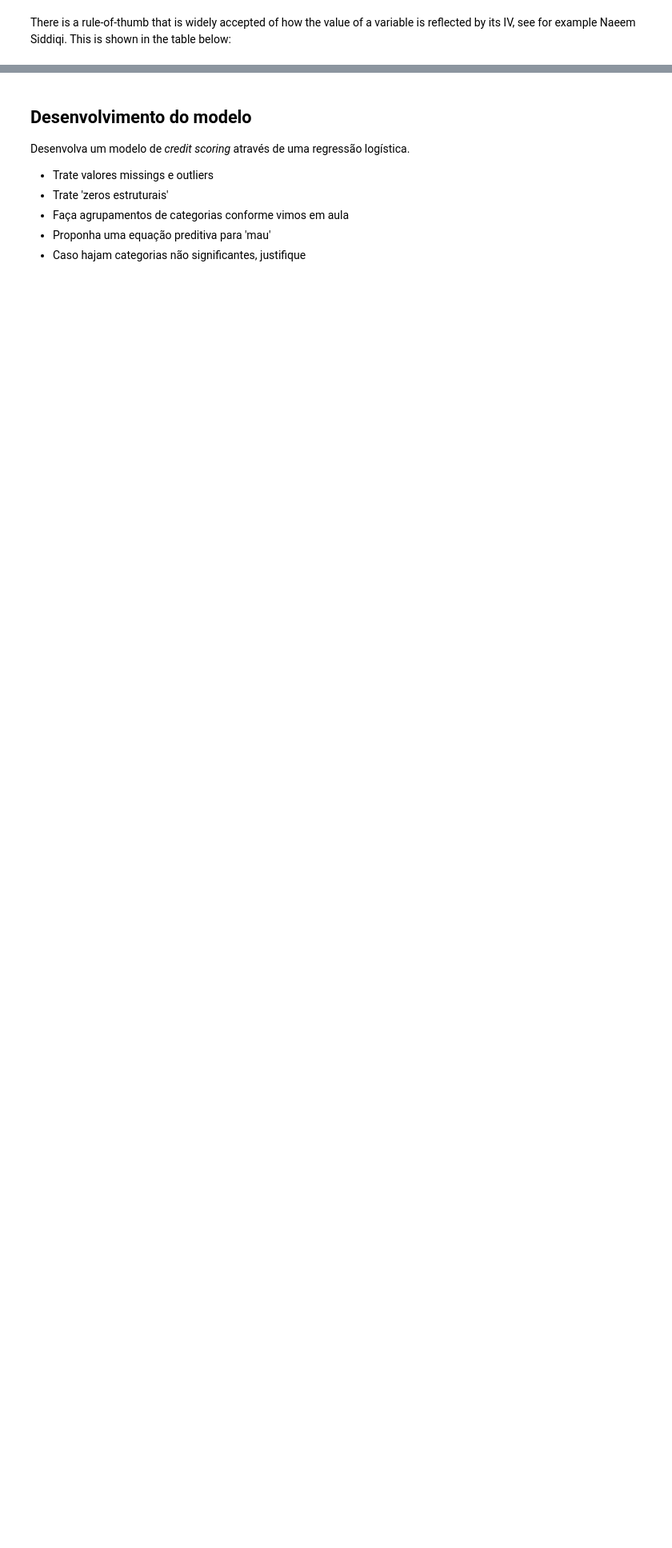
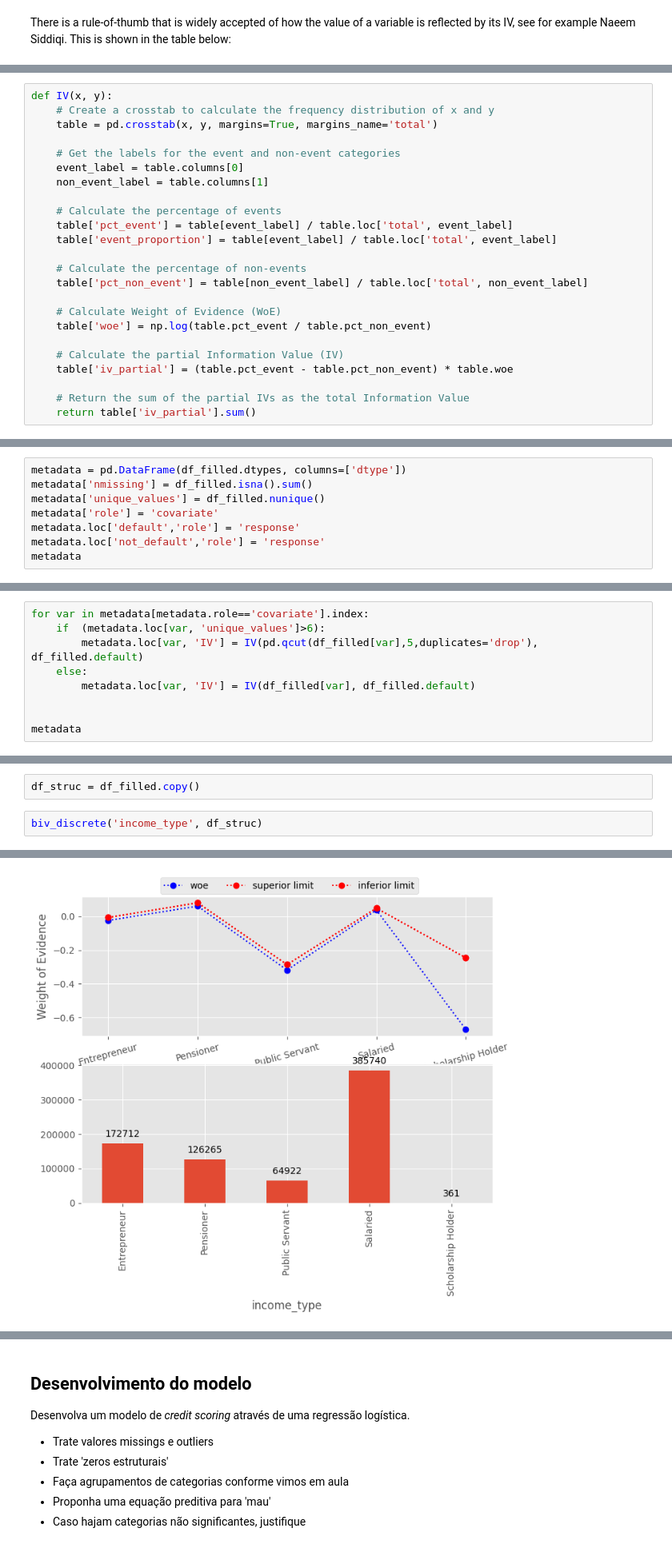
Before and after one commit to PedroHang/Credit-Scoring-Project, a Jupyter notebook: credit_scoring_original.ipynb, the cells around one changed output, grey strips where cells are left out. Shown at 80% size. Saved outputs shown, nothing was run; the diff lists cells and outputs as text; blank space fills up the shorter version.

```diff
--- a/credit_scoring_original.ipynb
+++ b/credit_scoring_original.ipynb
@@ -769,0 +781,24 @@ The Information Value (IV) metric measures the predictive power of an independen
+# %%
+def IV(x, y):
+    # Create a crosstab to calculate the frequency distribution of x and y
+    table = pd.crosstab(x, y, margins=True, margins_name='total')
+
+    # Get the labels for the event and non-event categories
+    event_label = table.columns[0]
+    non_event_label = table.columns[1]
+
+    # Calculate the percentage of events
+    table['pct_event'] = table[event_label] / table.loc['total', event_label]
+    table['event_proportion'] = table[event_label] / table.loc['total', event_label]
+
+    # Calculate the percentage of non-events
+    table['pct_non_event'] = table[non_event_label] / table.loc['total', non_event_label]
+
+    # Calculate Weight of Evidence (WoE)
+    table['woe'] = np.log(table.pct_event / table.pct_non_event)
+
+    # Calculate the partial Information Value (IV)
+    table['iv_partial'] = (table.pct_event - table.pct_non_event) * table.woe
+
+    # Return the sum of the partial IVs as the total Information Value
+    return table['iv_partial'].sum()
@@ -769,0 +809,8 @@ The Information Value (IV) metric measures the predictive power of an independen
+# %%
+metadata = pd.DataFrame(df_filled.dtypes, columns=['dtype'])
+metadata['nmissing'] = df_filled.isna().sum()
+metadata['unique_values'] = df_filled.nunique()
+metadata['role'] = 'covariate'
+metadata.loc['default','role'] = 'response'
+metadata.loc['not_default','role'] = 'response'
+metadata
@@ -769,0 +836,9 @@ The Information Value (IV) metric measures the predictive power of an independen
+# %%
+for var in metadata[metadata.role=='covariate'].index:
+    if  (metadata.loc[var, 'unique_values']>6):
+        metadata.loc[var, 'IV'] = IV(pd.qcut(df_filled[var],5,duplicates='drop'), df_filled.default)
+    else:
+        metadata.loc[var, 'IV'] = IV(df_filled[var], df_filled.default)
+
+
+metadata
@@ -769,0 +942,5 @@ The Information Value (IV) metric measures the predictive power of an independen
+# %%
+df_struc = df_filled.copy()
+# %%
+biv_discrete('income_type', df_struc)
+# %% [output]
@@ -769,0 +954 @@ The Information Value (IV) metric measures the predictive power of an independen
+[figure, added]
```
Also changed, not shown: parts of 27 cells of this notebook.
